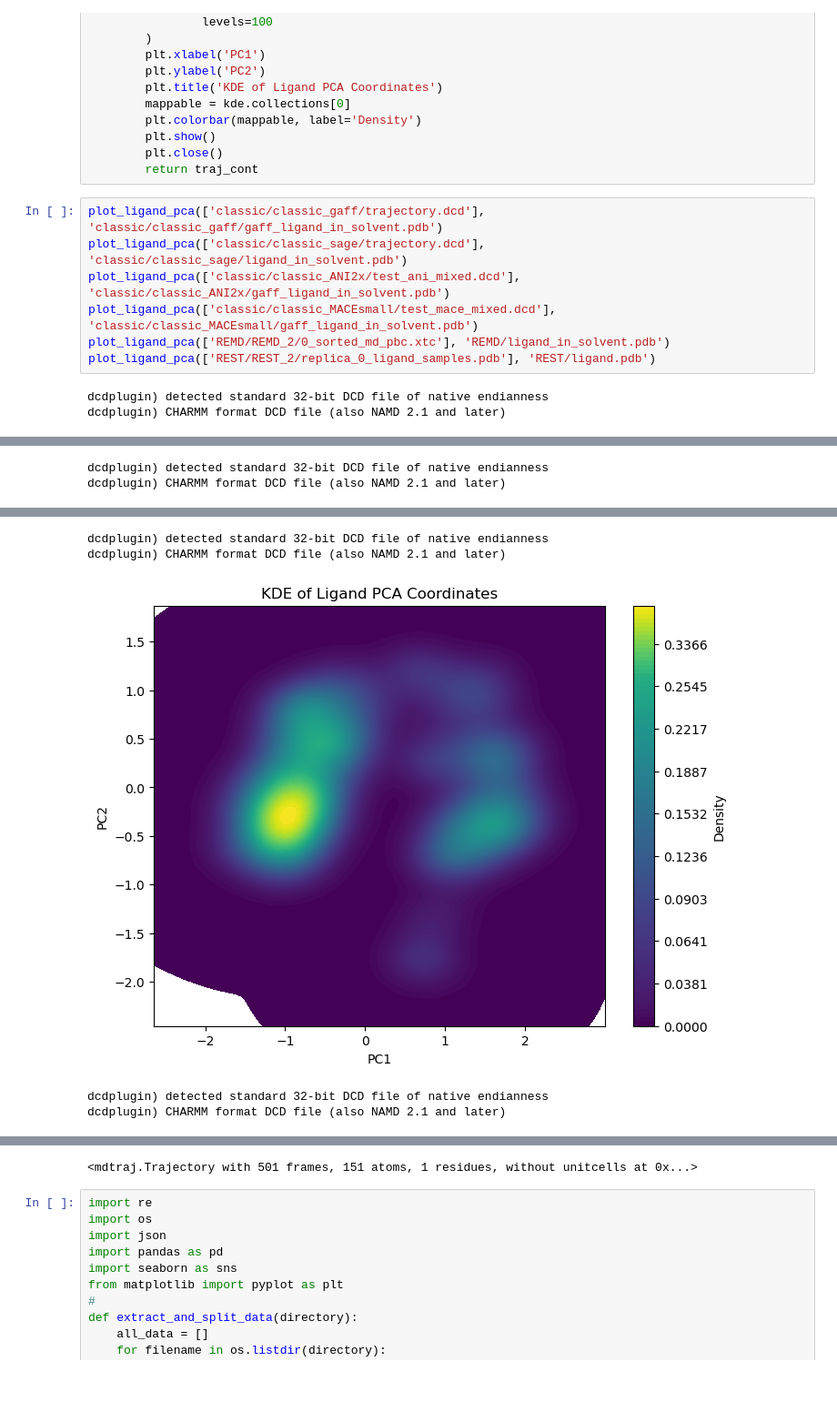
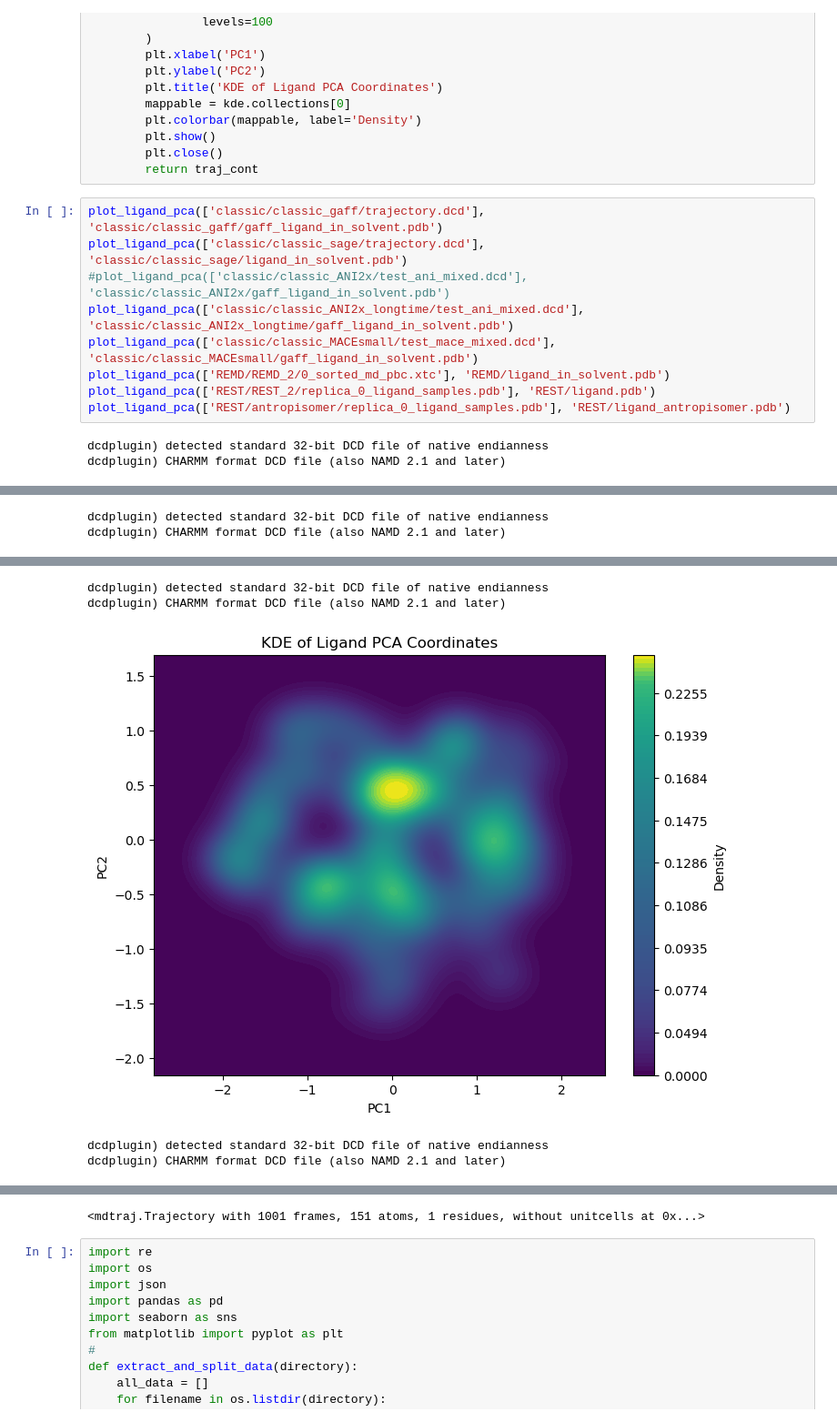
Before and after one commit to HaoLan-compchem/blog_03_12_2025, a Jupyter notebook: ligand_only/analysis.ipynb, the cells around one changed output, grey strips where cells are left out. Shown at 91% size. Cells and saved outputs as stored; diff of their text form; blank space fills up the shorter version.

```diff
--- a/ligand_only/analysis.ipynb
+++ b/ligand_only/analysis.ipynb
@@ -277,10 +283,12 @@ def plot_ligand_pca(traj_files, top_file, slice_step=1):
 # %%
 plot_ligand_pca(['classic/classic_gaff/trajectory.dcd'], 'classic/classic_gaff/gaff_ligand_in_solvent.pdb')
 plot_ligand_pca(['classic/classic_sage/trajectory.dcd'], 'classic/classic_sage/ligand_in_solvent.pdb')
-plot_ligand_pca(['classic/classic_ANI2x/test_ani_mixed.dcd'], 'classic/classic_ANI2x/gaff_ligand_in_solvent.pdb')
+#plot_ligand_pca(['classic/classic_ANI2x/test_ani_mixed.dcd'], 'classic/classic_ANI2x/gaff_ligand_in_solvent.pdb')
+plot_ligand_pca(['classic/classic_ANI2x_longtime/test_ani_mixed.dcd'], 'classic/classic_ANI2x_longtime/gaff_ligand_in_solvent.pdb')
 plot_ligand_pca(['classic/classic_MACEsmall/test_mace_mixed.dcd'], 'classic/classic_MACEsmall/gaff_ligand_in_solvent.pdb')
 plot_ligand_pca(['REMD/REMD_2/0_sorted_md_pbc.xtc'], 'REMD/ligand_in_solvent.pdb')
 plot_ligand_pca(['REST/REST_2/replica_0_ligand_samples.pdb'], 'REST/ligand.pdb')
+plot_ligand_pca(['REST/antropisomer/replica_0_ligand_samples.pdb'], 'REST/ligand_antropisomer.pdb')
 # %% [output]
 dcdplugin) detected standard 32-bit DCD file of native endianness
 dcdplugin) CHARMM format DCD file (also NAMD 2.1 and later)
@@ -291,6 +299,6 @@ dcdplugin) CHARMM format DCD file (also NAMD 2.1 and later)
 dcdplugin) detected standard 32-bit DCD file of native endianness
 dcdplugin) CHARMM format DCD file (also NAMD 2.1 and later)
-[figure, old version]
+[figure, new version]
 dcdplugin) detected standard 32-bit DCD file of native endianness
 dcdplugin) CHARMM format DCD file (also NAMD 2.1 and later)
 [figure]
@@ -299,4 +308,4 @@ dcdplugin) CHARMM format DCD file (also NAMD 2.1 and later)
-<mdtraj.Trajectory with 501 frames, 151 atoms, 1 residues, without unitcells at 0x...>
+<mdtraj.Trajectory with 1001 frames, 151 atoms, 1 residues, without unitcells at 0x...>
 # %%
 import re
 import os
```
Also changed, not shown: parts of 36 cells of this notebook, 22 other files.
